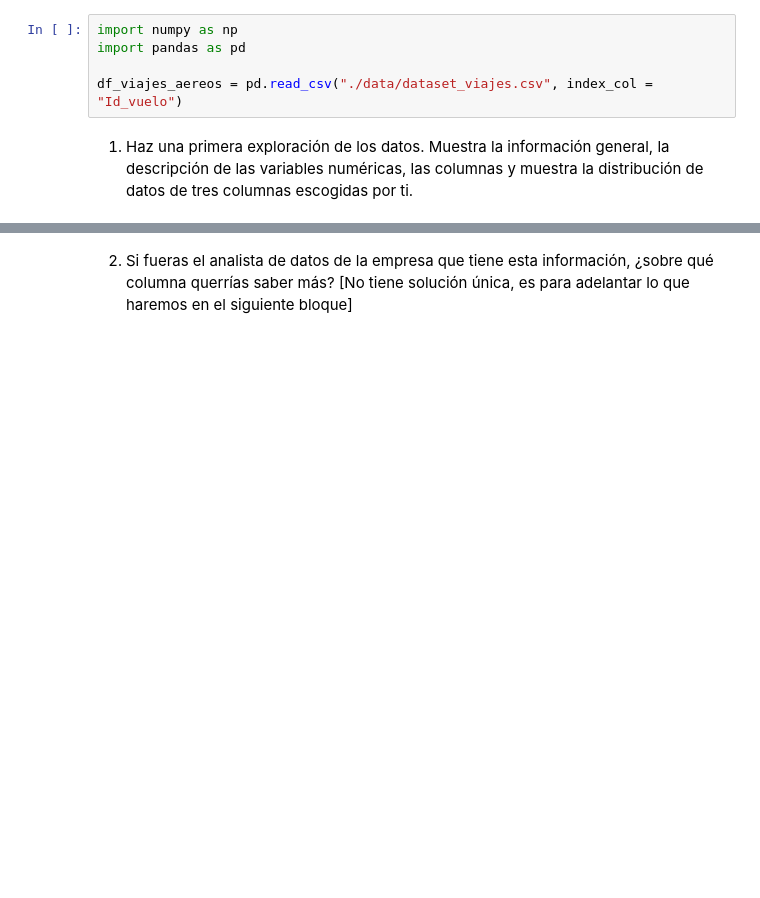
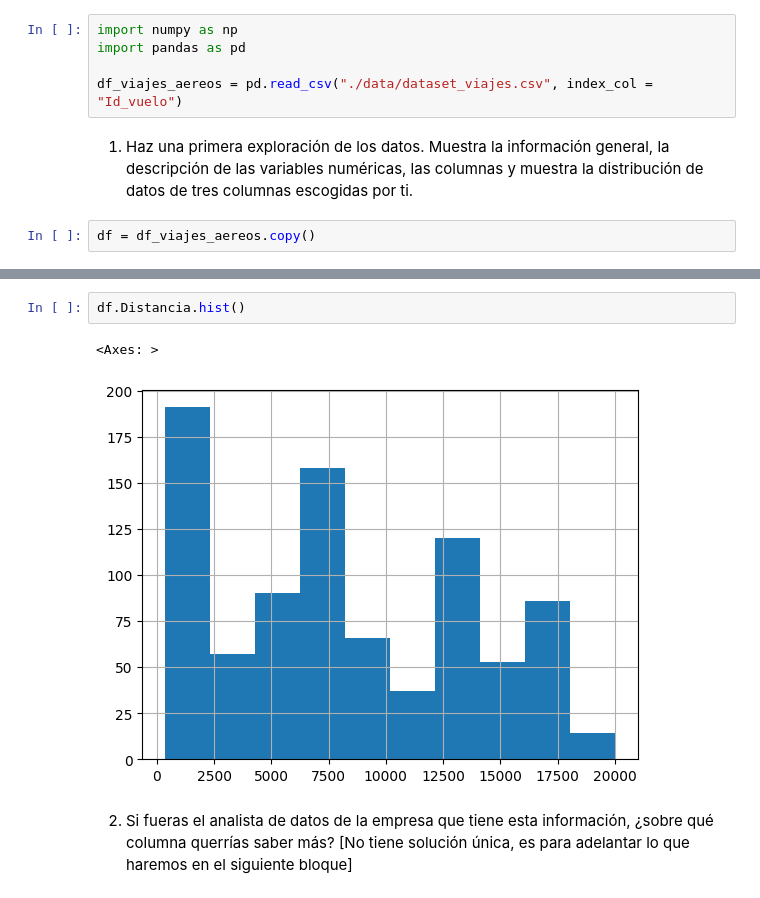
Before and after one commit to antonio-herrera-gb/ONLINE_DS_THEBRIDGE_AntonioHerrera, a Jupyter notebook: 02_Programacion_y_Herramientas_Avanzadas/Sprint_04/Unidad_02/Practica_Obligatoria/18_Practica_Obligatoria_Pandas_II.ipynb, the cells around one changed output, grey strips where cells are left out. Cells and saved outputs as stored; diff of their text form; blank space fills up the shorter version.

```diff
--- a/02_Programacion_y_Herramientas_Avanzadas/Sprint_04/Unidad_02/Practica_Obligatoria/18_Practica_Obligatoria_Pandas_II.ipynb
+++ b/02_Programacion_y_Herramientas_Avanzadas/Sprint_04/Unidad_02/Practica_Obligatoria/18_Practica_Obligatoria_Pandas_II.ipynb
@@ -18,3 +18,5 @@ import pandas as pd
 df_viajes_aereos = pd.read_csv("./data/dataset_viajes.csv", index_col = "Id_vuelo")
 # %% [markdown]
 1. Haz una primera exploración de los datos. Muestra la información general, la descripción de las variables numéricas, las columnas y muestra la distribución de datos de tres columnas escogidas por ti.
+# %%
+df = df_viajes_aereos.copy()
@@ -21,3 +66,8 @@ df_viajes_aereos = pd.read_csv("./data/dataset_viajes.csv", index_col = "Id_vuel
+# %%
+df.Distancia.hist()
+# %% [output]
+<Axes: >
+[figure, added]
 # %% [markdown]
 2. Si fueras el analista de datos de la empresa que tiene esta información, ¿sobre qué columna querrías saber más? [No tiene solución única, es para adelantar lo que haremos en el siguiente bloque]
 # %% [markdown]
```
Also changed, not shown: parts of 33 cells of this notebook.
